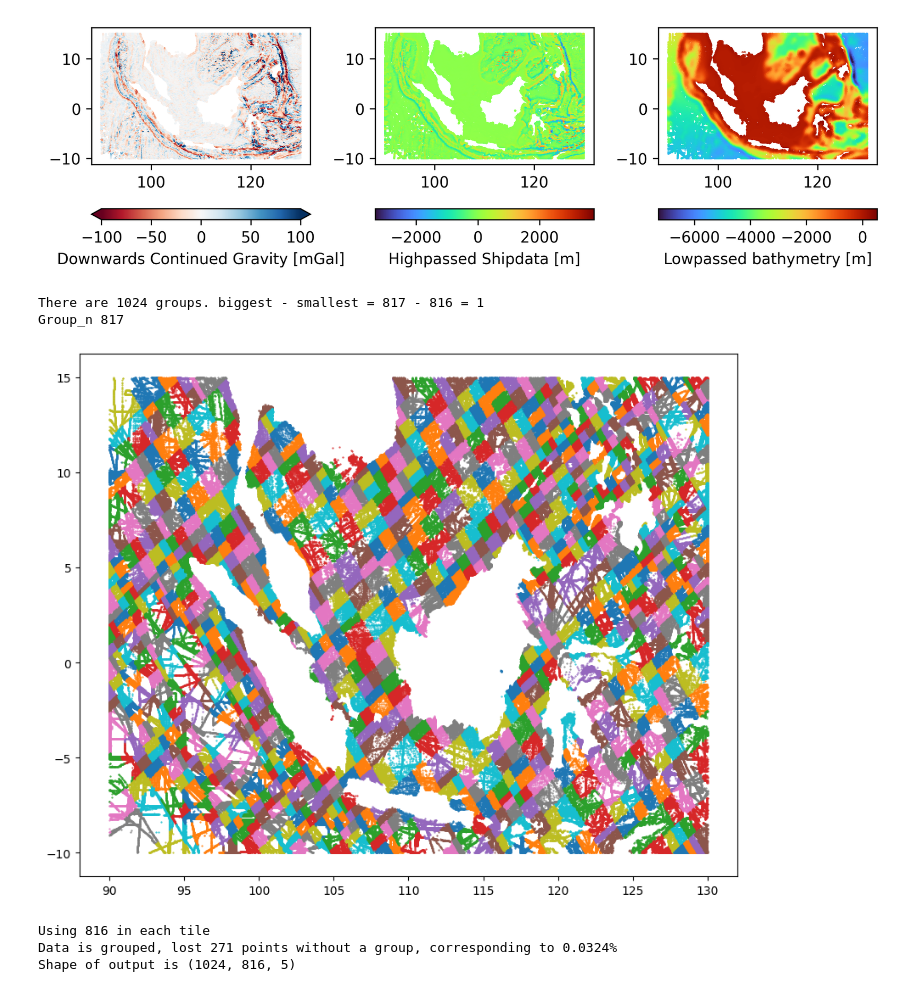
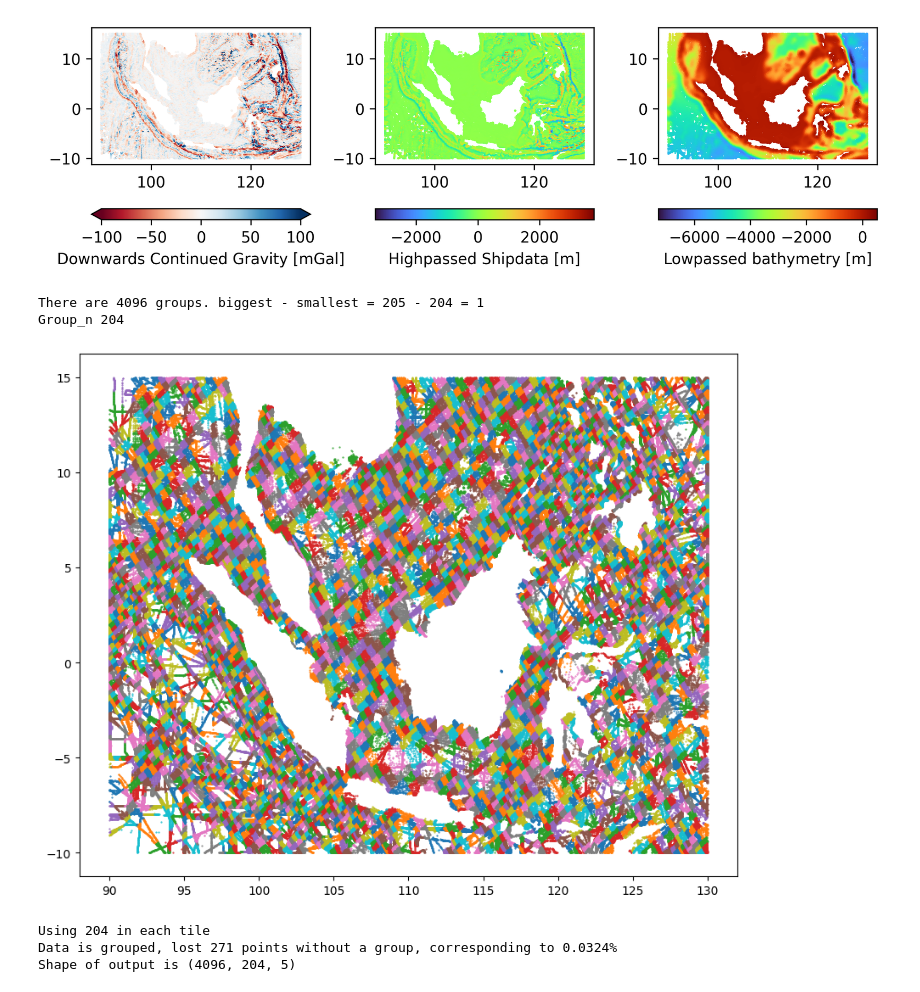
Before and after one commit to BjarkeN/MalaysiaBathymetryML25course, a Jupyter notebook: notebooks/A_preprocessing.ipynb, the cells around one changed output. Drawn from its saved outputs; the diff is of its cells as text; code cells hidden in the pictures.

```diff
--- a/notebooks/A_preprocessing.ipynb
+++ b/notebooks/A_preprocessing.ipynb
@@ -126,40 +126,40 @@ def group_data(lon, lat, groups=7):
         points_grouped.append(points_rot_)
         vals_grouped.append(indices)
         list_len.append(len(group))
         plt.plot(points_rot_[:, 0], points_rot_[:, 1], 'o', markersize=0.5)
     print(f"There are {len(groups)} groups.", end=' ')
     print(f"biggest - smallest = {max(list_len)} - {min(list_len)} = {max(list_len) - min(list_len)}")
 
     group_n = min(list_len)
     print("Group_n", group_n)
     plt.show()
 
     # group the data
     grouped_data = []
     n_per_group = min(list_len)
     print("Using {} in each tile".format(n_per_group))
     for points_, vals_ in zip(points_grouped, vals_grouped):
         # group the data
         grouped_data.append(np.c_[points_[:n_per_group, 0],
                                 points_[:n_per_group, 1],
                                 grav[vals_][:n_per_group],
                                 topo_low[vals_][:n_per_group],
                                 ship[vals_][:n_per_group]])
     grouped_data = np.array(grouped_data)
 
     print("Data is grouped, lost {} points without a group, corresponding to {:.4f}%".format(ship.size - grouped_data[:,:,0].size, (ship.size - grouped_data[:,:,0].size)/ship.size*100))
     print("Shape of output is {}".format(grouped_data.shape))
 
     return grouped_data
 
-grouped_data = group_data(lon, lat, groups=9)
+grouped_data = group_data(lon, lat, groups=11)
 # %% [output]
-There are 1024 groups. biggest - smallest = 817 - 816 = 1
-Group_n 817
+There are 4096 groups. biggest - smallest = 205 - 204 = 1
+Group_n 204
-[figure, old version]
+[figure, new version]
-Using 816 in each tile
+Using 204 in each tile
 Data is grouped, lost 271 points without a group, corresponding to 0.0324%
-Shape of output is (1024, 816, 5)
+Shape of output is (4096, 204, 5)
 # %%
 batch_id = 0
 plt.scatter(grouped_data[batch_id,:,0], grouped_data[batch_id,:,1], 1, grouped_data[batch_id,:,4], cmap="turbo")
```
Also changed, not shown: parts of 1 cell of this notebook, 2 other files.
